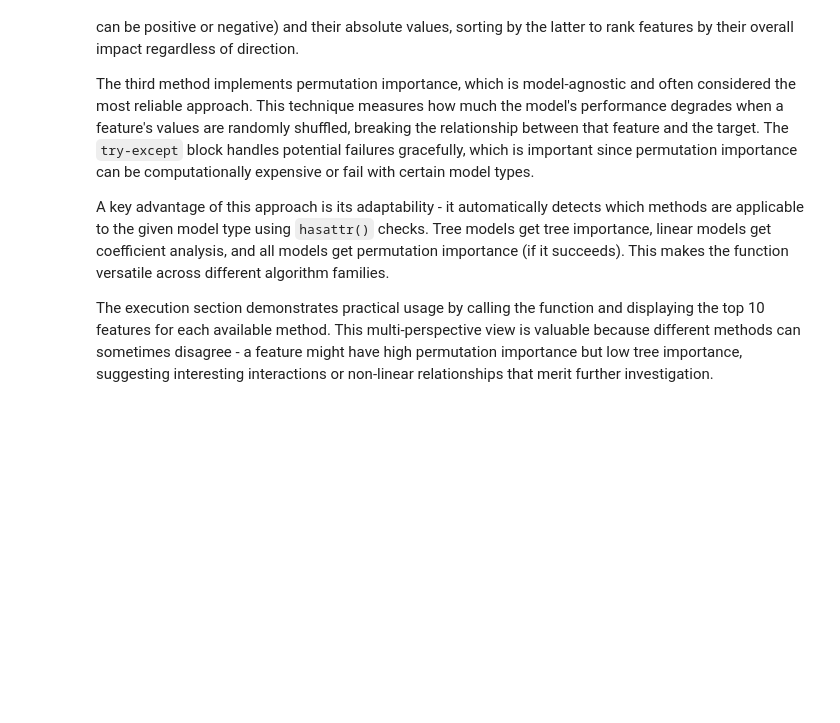
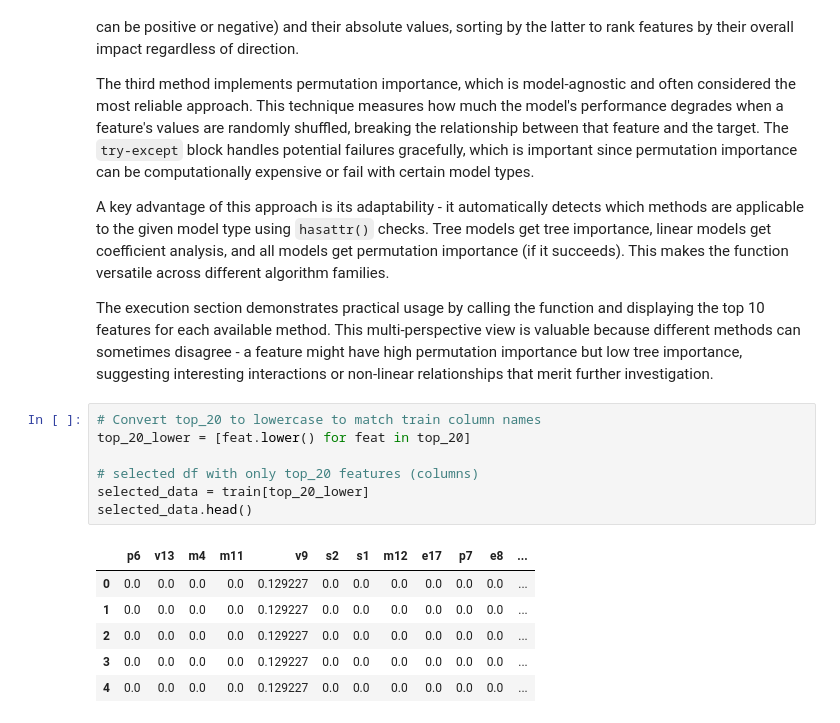
Before and after one commit to scimmione1/FromZeroToQuant-, a Jupyter notebook: 07_kaggle_competitions/02_Hull Tactical - Market Prediction/02_Hull Tactical - Market Prediction - ml analysis.ipynb, the cells around one changed output. Saved outputs shown, nothing was run; the diff lists cells and outputs as text; blank space fills up the shorter version.

```diff
--- a/07_kaggle_competitions/02_Hull Tactical - Market Prediction/02_Hull Tactical - Market Prediction - ml analysis.ipynb
+++ b/07_kaggle_competitions/02_Hull Tactical - Market Prediction/02_Hull Tactical - Market Prediction - ml analysis.ipynb
@@ -743,3 +743,17 @@ The third method implements permutation importance, which is model-agnostic and
 A key advantage of this approach is its adaptability - it automatically detects which methods are applicable to the given model type using `hasattr()` checks. Tree models get tree importance, linear models get coefficient analysis, and all models get permutation importance (if it succeeds). This makes the function versatile across different algorithm families.
 
 The execution section demonstrates practical usage by calling the function and displaying the top 10 features for each available method. This multi-perspective view is valuable because different methods can sometimes disagree - a feature might have high permutation importance but low tree importance, suggesting interesting interactions or non-linear relationships that merit further investigation.
+# %%
+# Convert top_20 to lowercase to match train column names
+top_20_lower = [feat.lower() for feat in top_20]
+
+# selected df with only top_20 features (columns)
+selected_data = train[top_20_lower]
+selected_data.head()
+# %% [output]
+|  | p6 | v13 | m4 | m11 | v9 | s2 | s1 | m12 | e17 | p7 | e8 | ... |
+| 0 | 0.0 | 0.0 | 0.0 | 0.0 | 0.129227 | 0.0 | 0.0 | 0.0 | 0.0 | 0.0 | 0.0 | ... |
+| 1 | 0.0 | 0.0 | 0.0 | 0.0 | 0.129227 | 0.0 | 0.0 | 0.0 | 0.0 | 0.0 | 0.0 | ... |
+| 2 | 0.0 | 0.0 | 0.0 | 0.0 | 0.129227 | 0.0 | 0.0 | 0.0 | 0.0 | 0.0 | 0.0 | ... |
+| 3 | 0.0 | 0.0 | 0.0 | 0.0 | 0.129227 | 0.0 | 0.0 | 0.0 | 0.0 | 0.0 | 0.0 | ... |
+| 4 | 0.0 | 0.0 | 0.0 | 0.0 | 0.129227 | 0.0 | 0.0 | 0.0 | 0.0 | 0.0 | 0.0 | ... |
```
Also changed, not shown: parts of 2 cells of this notebook.
